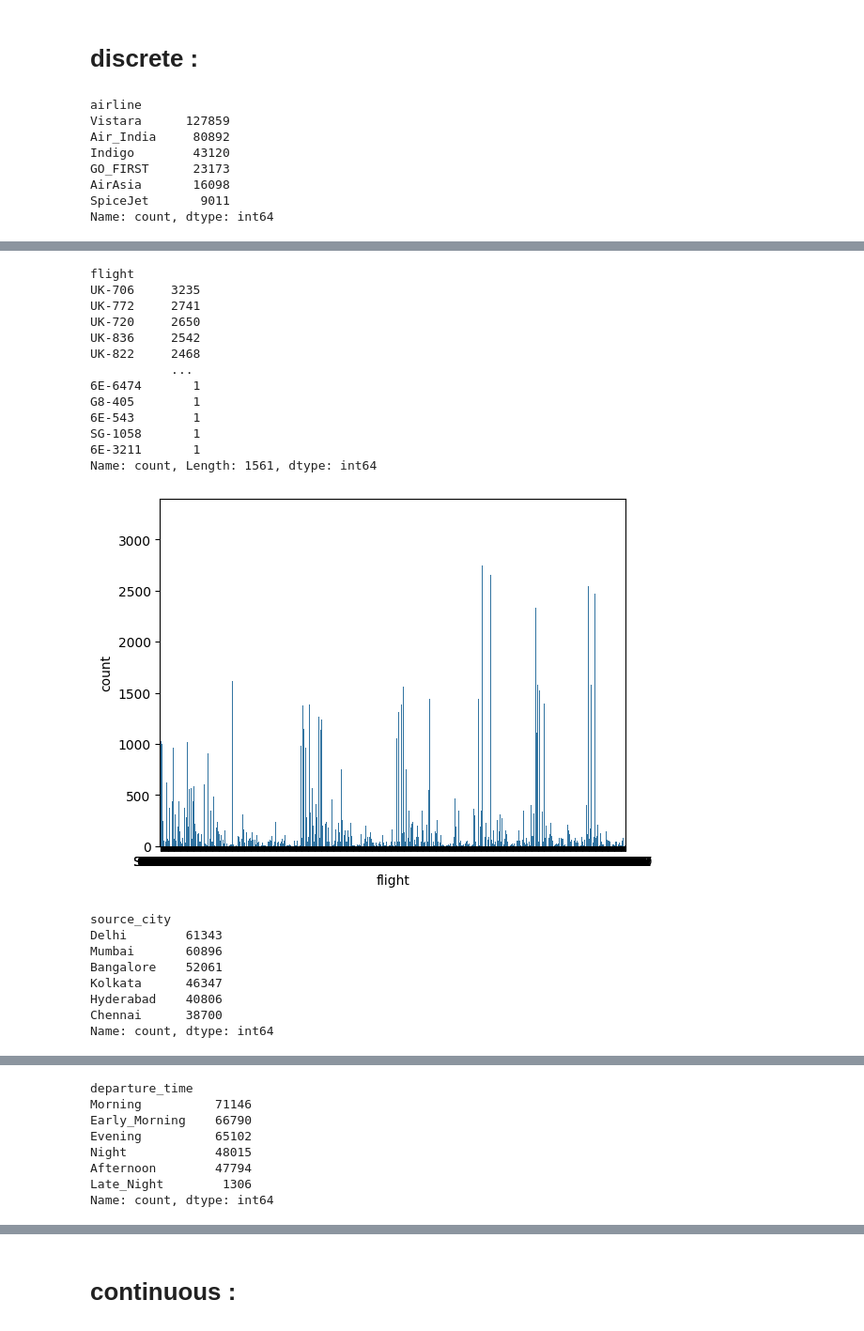
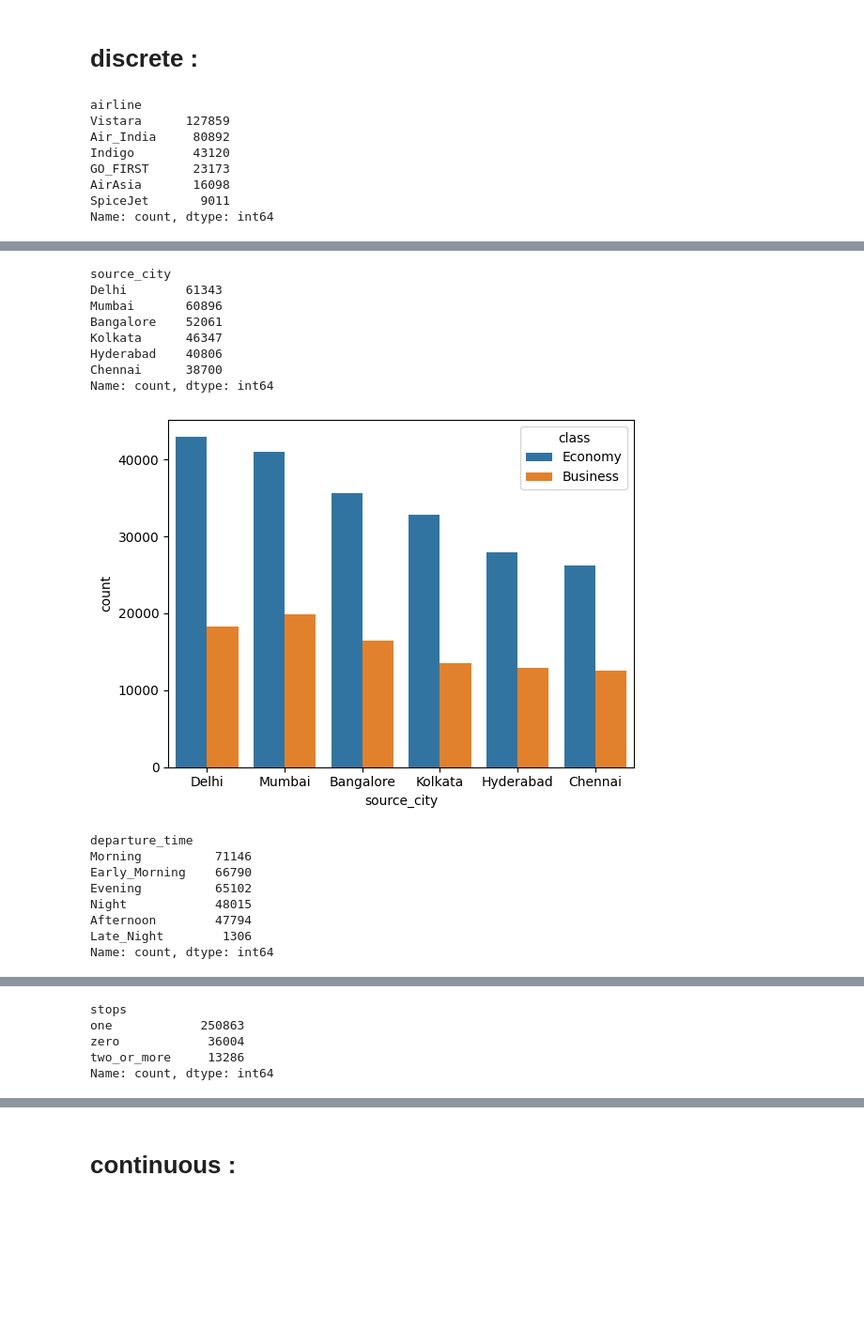
Before and after one commit to minaelaachrate/Brief10, a Jupyter notebook: EDA.ipynb, the cells around one changed output, grey strips where cells are left out. Shown at 94% size. Cells and saved outputs as stored; diff of their text form; code cells hidden in the pictures; blank space fills up the shorter version.

```diff
--- a/EDA.ipynb
+++ b/EDA.ipynb
@@ -151,7 +151,7 @@ days_left             int64
 price                 int64
 dtype: object
 # %%
-discrete_vars = ['airline', 'flight', 'source_city', 'departure_time', 'stops', 'arrival_time', 'destination_city']
+discrete_vars = ['airline','source_city', 'departure_time', 'stops', 'arrival_time', 'destination_city']
 continuous_vars = ['duration', 'price']
 
 print("Discrete Variables:", discrete_vars)
@@ -168,7 +168,7 @@ Continuous Variables: ['duration', 'price']
 # %%
 for col in discrete_vars:
     print(df[col].value_counts())
-    sns.countplot(data=df, x=col)
+    sns.countplot(data=df, x=col ,hue='class')
     plt.show()
 # %% [output]
 airline
@@ -183,22 +183,17 @@ Name: count, dtype: int64
-flight
-UK-706     3235
-UK-772     2741
-UK-720     2650
-UK-836     2542
-UK-822     2468
-           ...
-6E-6474       1
-G8-405        1
-6E-543        1
-SG-1058       1
-6E-3211       1
-Name: count, Length: 1561, dtype: int64
+source_city
+Delhi        61343
+Mumbai       60896
+Bangalore    52061
+Kolkata      46347
+Hyderabad    40806
+Chennai      38700
+Name: count, dtype: int64
-[figure, old version]
+[figure, new version]
-source_city
-Delhi        61343
-Mumbai       60896
-Bangalore    52061
-Kolkata      46347
-Hyderabad    40806
-Chennai      38700
+departure_time
+Morning          71146
+Early_Morning    66790
+Evening          65102
+Night            48015
+Afternoon        47794
+Late_Night        1306
 Name: count, dtype: int64
@@ -206,8 +201,5 @@ Name: count, dtype: int64
-departure_time
-Morning          71146
-Early_Morning    66790
-Evening          65102
-Night            48015
-Afternoon        47794
-Late_Night        1306
+stops
+one            250863
+zero            36004
+two_or_more     13286
 Name: count, dtype: int64
```
Also changed, not shown: parts of 13 cells of this notebook.
